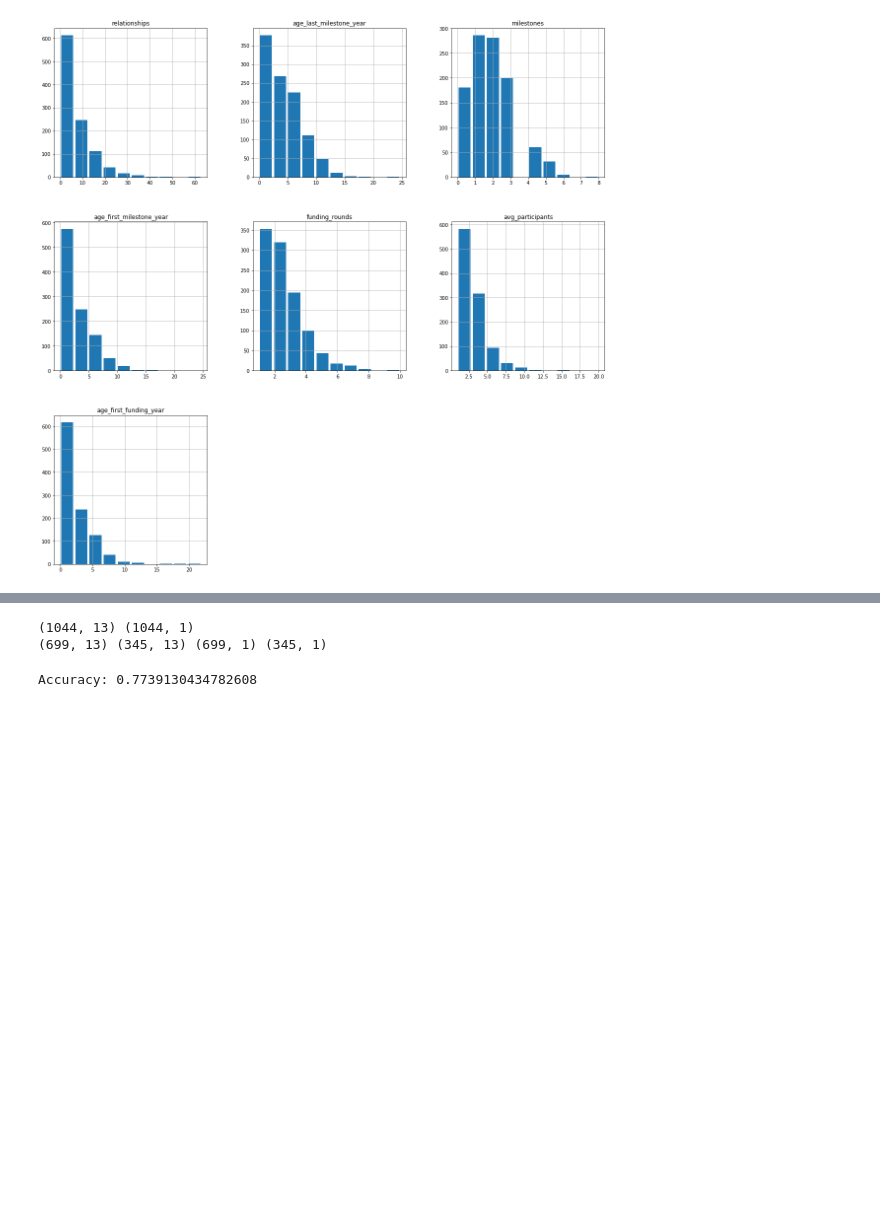
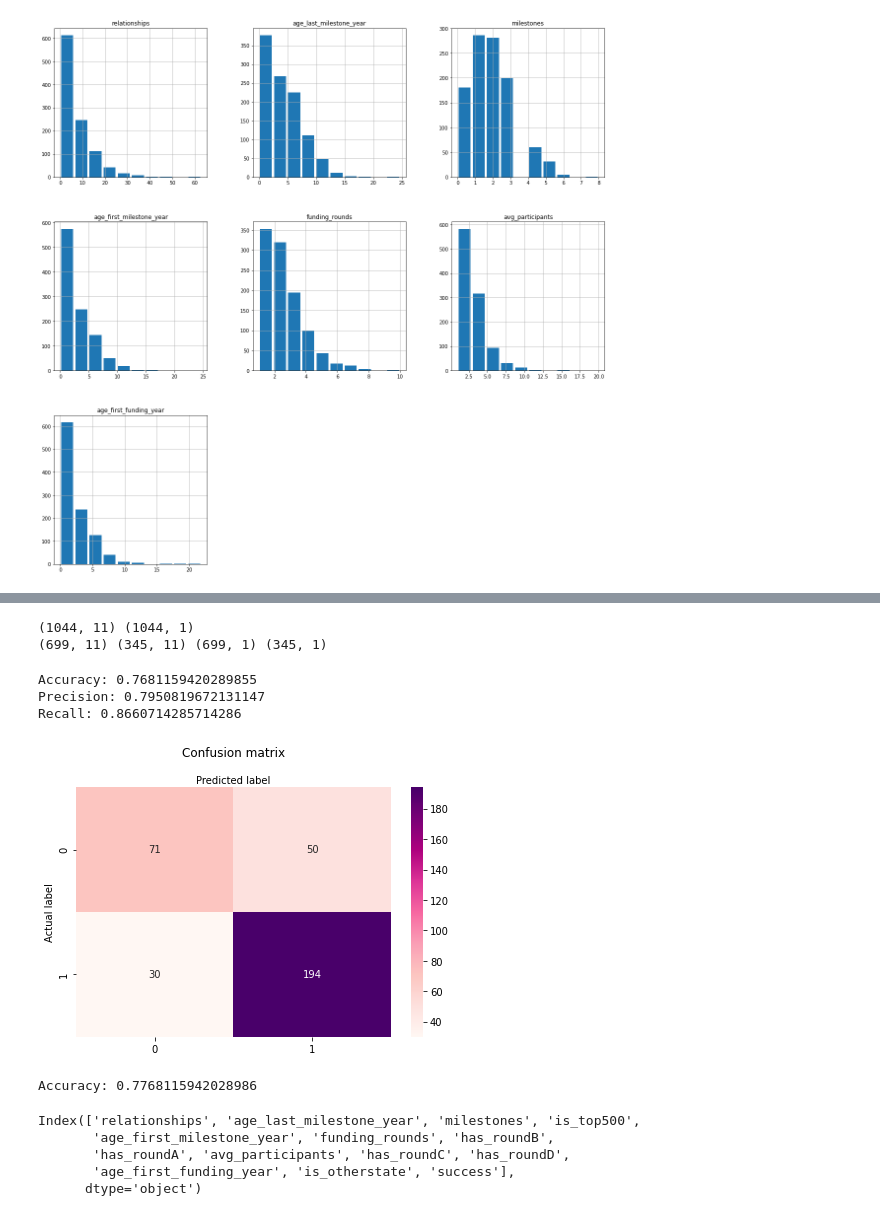
Before and after one commit to szeremetakasia/pythonProject2, a Jupyter notebook: Final Project.ipynb, the cells around one changed output, grey strips where cells are left out. Drawn from its saved outputs; the diff is of its cells as text; code cells hidden in the pictures; blank space fills up the shorter version.

```diff
--- a/Final Project.ipynb
+++ b/Final Project.ipynb
@@ -202,21 +226,62 @@ is_otherstate               -0.0424      0.029     -1.446      0.148      -0.100
 # %%
 #Divide df into train (67%)  and test (33%) subsets
 
-X = df [['relationships', 'age_last_milestone_year', 'milestones', 'is_top500', 'age_first_milestone_year', 'funding_rounds', 'has_roundB', 'has_roundA',
-                   'avg_participants', 'has_roundC', 'has_roundD', 'age_first_funding_year', 'is_otherstate']]
-y= df[['success']]
+X = df [['relationships', 'age_last_milestone_year', 'milestones', 'is_top500', 'funding_rounds', 'has_roundB', 'has_roundA',
+                   'avg_participants', 'has_roundC', 'has_roundD', 'age_first_funding_year']]
+y = df[['success']]
 print(X.shape, y.shape)
 X_train, X_test, y_train, y_test = train_test_split(X, y, test_size = 0.33, random_state = 0)
 print(X_train.shape, X_test.shape, y_train.shape, y_test.shape)
 # %% [output]
-(1044, 13) (1044, 1)
-(699, 13) (345, 13) (699, 1) (345, 1)
+(1044, 11) (1044, 1)
+(699, 11) (345, 11) (699, 1) (345, 1)
+# %%
+from sklearn.linear_model import LogisticRegression
+logreg = LogisticRegression()
+logreg.fit(X_train,y_train.values.ravel())
+y_pred=logreg.predict(X_test)
+
+from sklearn import metrics
+cnf_matrix = metrics.confusion_matrix(y_test, y_pred)
+cnf_matrix
+
+class_names=[0,1] # name  of classes
+fig, ax = plt.subplots()
+tick_marks = np.arange(len(class_names))
+plt.xticks(tick_marks, class_names)
+plt.yticks(tick_marks, class_names)
+# create heatmap
+sn.heatmap(pd.DataFrame(cnf_matrix), annot=True, cmap="RdPu" ,fmt='g')
+ax.xaxis.set_label_position("top")
+plt.tight_layout()
+plt.title('Confusion matrix', y=1.1)
+plt.ylabel('Actual label')
+plt.xlabel('Predicted label')
+
+print("Accuracy:",metrics.accuracy_score(y_test, y_pred))
+print("Precision:",metrics.precision_score(y_test, y_pred))
+print("Recall:",metrics.recall_score(y_test, y_pred))
+# %% [output]
+Accuracy: 0.7681159420289855
+Precision: 0.7950819672131147
+Recall: 0.8660714285714286
+[figure, added]
 # %%
 #CART algorithm
-
-dtc = DecisionTreeClassifier(criterion="entropy", max_depth=3)
+dtc = DecisionTreeClassifier(criterion="entropy", max_depth=4)
 dtc = dtc.fit(X_train,y_train)
-y_pred = dtc.predict(X_test)
-print("Accuracy:",metrics.accuracy_score(y_test, y_pred))
+y2_pred = dtc.predict(X_test)
+print("Accuracy:",metrics.accuracy_score(y_test, y2_pred))
 # %% [output]
-Accuracy: 0.7739130434782608
+Accuracy: 0.7768115942028986
+# %%
+#Visualise the tree
+print(corr_variables.columns)
+feature_names = corr_variables.columns[:12]
+target_names = corr_variables.columns[13]
+# %% [output]
+Index(['relationships', 'age_last_milestone_year', 'milestones', 'is_top500',
+       'age_first_milestone_year', 'funding_rounds', 'has_roundB',
+       'has_roundA', 'avg_participants', 'has_roundC', 'has_roundD',
+       'age_first_funding_year', 'is_otherstate', 'success'],
+      dtype='object')
```
Also changed, not shown: parts of 7 cells of this notebook.
